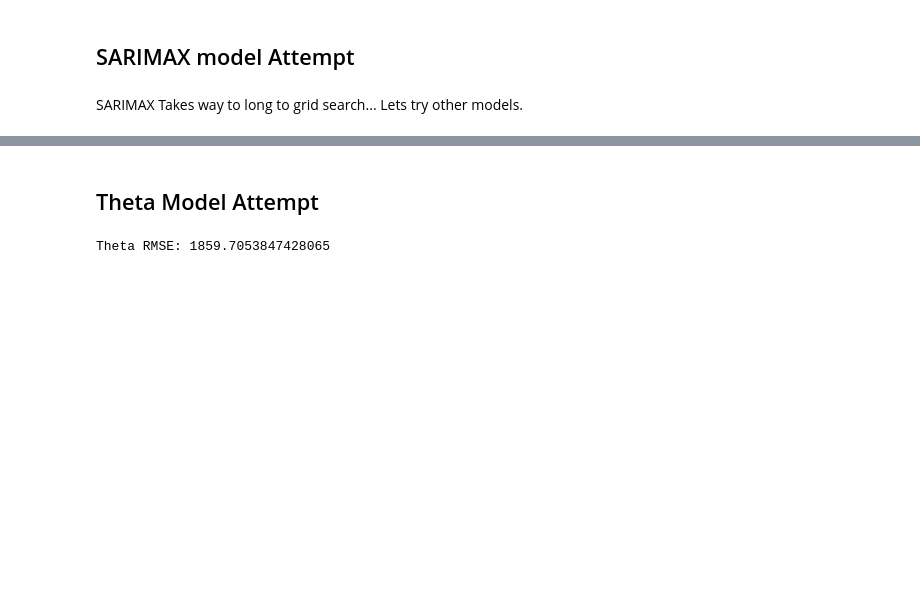
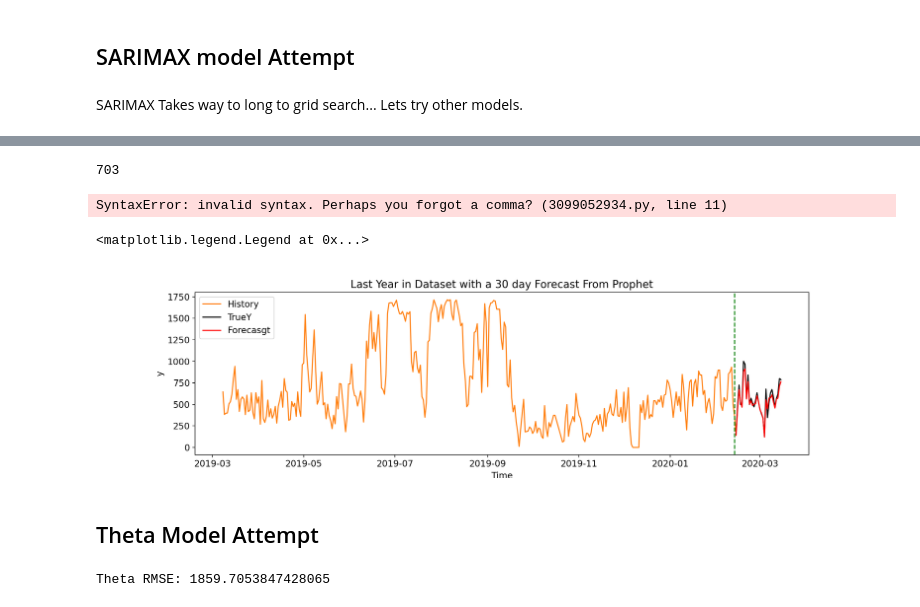
Before and after one commit to eJturkon/timeSeriesFinal, a Jupyter notebook: final_evan.ipynb, the cells around one changed output, grey strips where cells are left out. Cells and saved outputs as stored; diff of their text form; code cells hidden in the pictures; blank space fills up the shorter version.

```diff
--- a/final_evan.ipynb
+++ b/final_evan.ipynb
@@ -185,3 +219,32 @@ exog = ['Temps', 'WindSpeed', 'RotorRPM'] # Exogenous Variables to Include
+# %%
+len(y)
+# %% [output]
+703
+# %%
+best_trend = (2,0,2)
+best_seasonality = (0,2,2,12)
+model = ARIMA(y, exog=X, order=best_trend, seasonal_order=best_seasonality).fit()
+forecast = model.predict(start=len(y), end=len(y)+k-1, exog=testX)
+print(f'SARIMA({best_trend}), ({best_seasonality}) RMSE: {np.sum(mean_squared_error(np.array(forecast), testY)) / testY.shape[0]}')
+# %% [output]
+SyntaxError: invalid syntax. Perhaps you forgot a comma? (3099052934.py, line 11)
+# %%
+plt.rc('font', size=12)
+fig, ax = plt.subplots(figsize=(15, 4))
+
+ax.plot(df.index[-365:-k+1], df['ActivePower'][-365:-k+1], color='tab:orange', label='History')
+
+ax.plot(df.index[-k:], df['ActivePower'][-k:], color='black', label='TrueY')
+ax.plot(df.index[-k:], forecast, color='red', label='Forecasgt')
+ax.axvline(x=df.index[-k-1:-k], c='green', linestyle='--')
+
+ax.set_xlabel('Time')
+ax.set_ylabel('y')
+plt.title('Last Year in Dataset with a 30 day Forecast From Prophet')
+plt.legend()
+# %% [output]
+<matplotlib.legend.Legend at 0x...>
+[figure, added]
 # %% [markdown]
 ## Theta Model Attempt
 # %%
```
Also changed, not shown: parts of 6 cells of this notebook.
